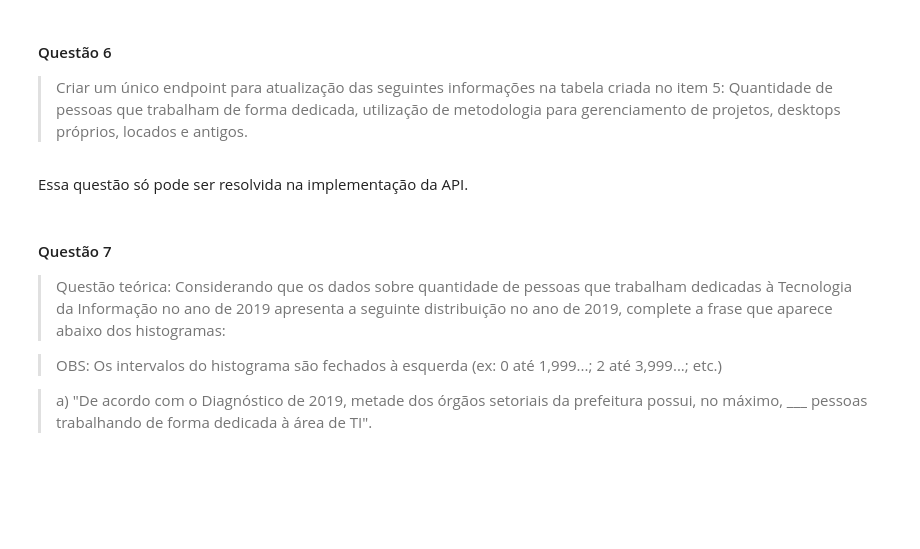
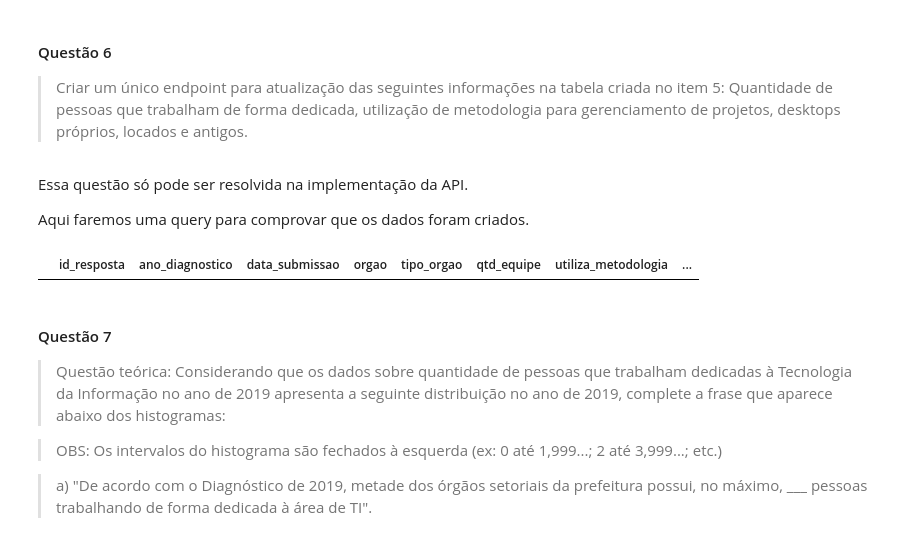
Before and after one commit to h-pgy/desafio_ctd, a Jupyter notebook: respostas_questoes.ipynb, the cells around one changed output. Drawn from its saved outputs; the diff is of its cells as text; code cells hidden in the pictures; blank space fills up the shorter version.

```diff
--- a/respostas_questoes.ipynb
+++ b/respostas_questoes.ipynb
@@ -483,6 +482,16 @@ con.close()
 >Criar um único endpoint para atualização das seguintes informações na tabela criada no item 5: Quantidade de pessoas que trabalham de forma dedicada, utilização de metodologia para gerenciamento de projetos, desktops próprios, locados e antigos.
 # %% [markdown]
 Essa questão só pode ser resolvida na implementação da API.
+
+Aqui faremos uma query para comprovar que os dados foram criados.
+# %%
+con = sqlite3.connect(path_dados)
+# %%
+df = pd.read_sql('SELECT * FROM tbl_q_5', con)
+# %%
+df[df['ano_diagnostico']==2020]
+# %% [output]
+|  | id_resposta | ano_diagnostico | data_submissao | orgao | tipo_orgao | qtd_equipe | utiliza_metodologia | ... |
 # %% [markdown]
 #### Questão 7
 >Questão teórica: Considerando que os dados sobre quantidade de pessoas que trabalham dedicadas à Tecnologia da Informação no ano de 2019 apresenta a seguinte distribuição no ano de 2019, complete a frase que aparece abaixo dos histogramas:
```
Also changed, not shown: parts of 5 cells of this notebook, 5 other files.
